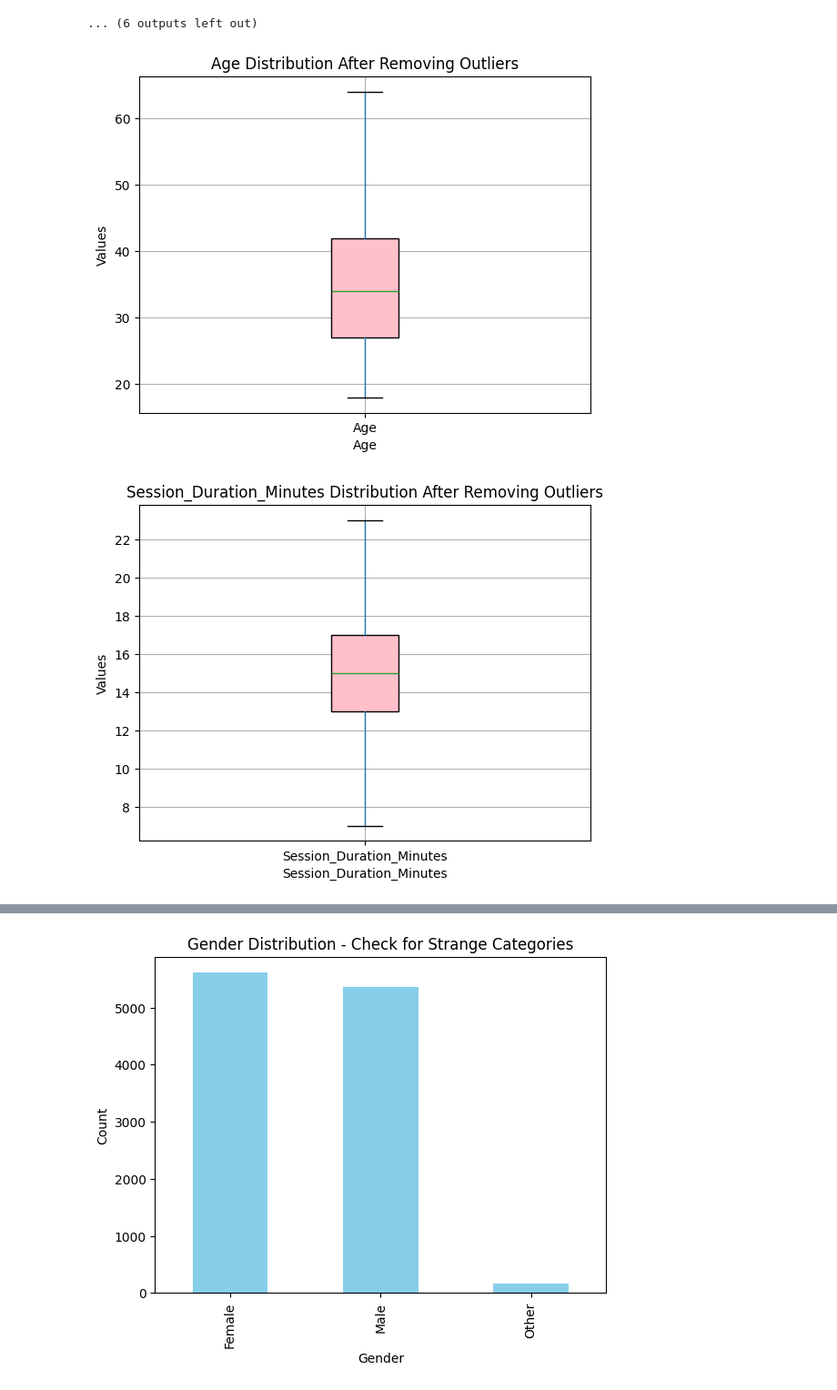
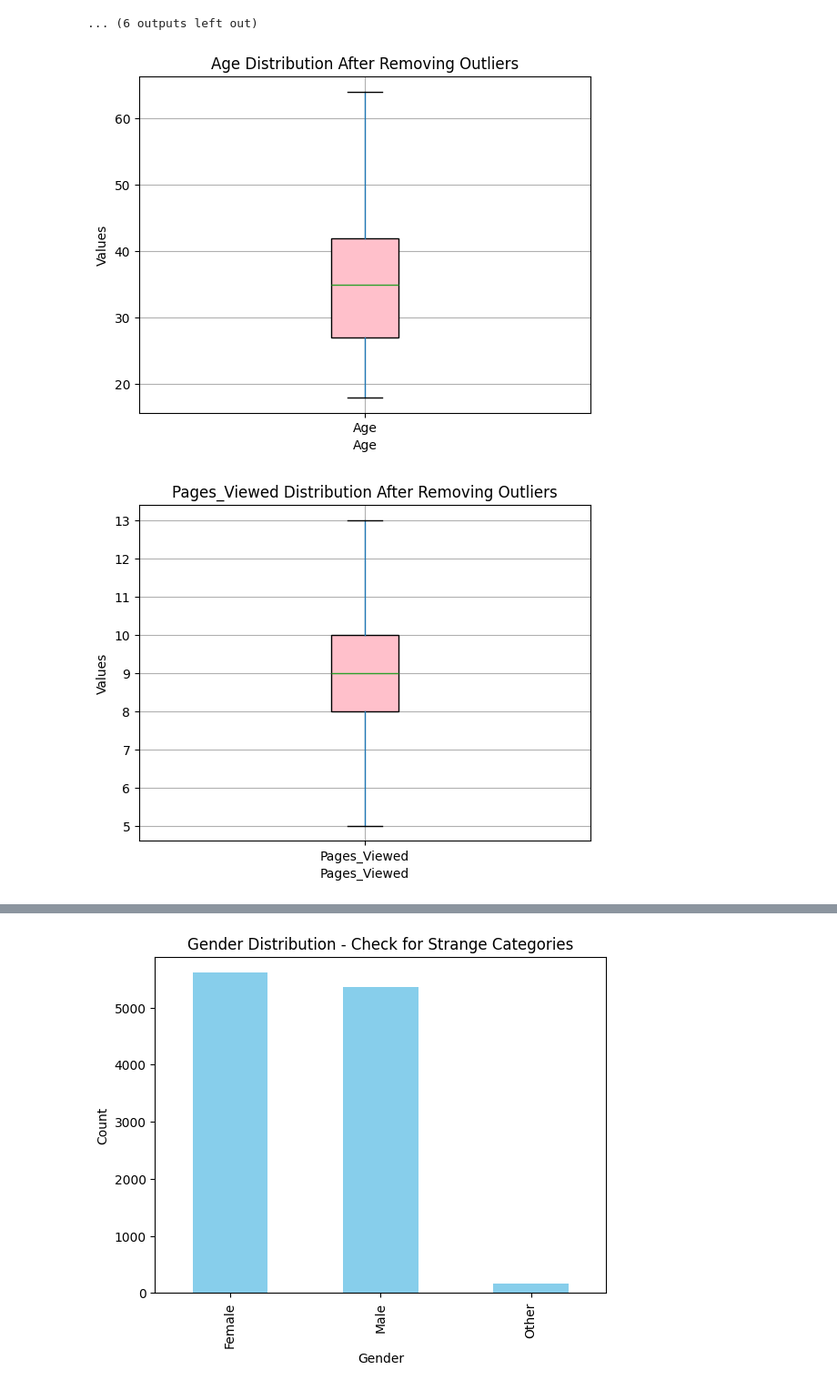
Before and after one commit to shahdelmasry12/Data-Mining-Project, a Jupyter notebook: ecommerce_customer_behavior_dataset_v2.ipynb, the cells around one changed output, grey strips where cells are left out. Shown at 91% size. Cells and saved outputs as stored; diff of their text form; code cells hidden in the pictures.

```diff
--- a/ecommerce_customer_behavior_dataset_v2.ipynb
+++ b/ecommerce_customer_behavior_dataset_v2.ipynb
@@ -195,8 +195,7 @@ Missing values in Session_Duration_Minutes: 0
 Min/Max in Session_Duration_Minutes: 7 / 23
 ... (6 outputs left out)
 # %%
-numerical_cols = ['Age', 'Unit_Price', 'Discount_Amount', 'Total_Amount',
-                  'Session_Duration_Minutes', 'Pages_Viewed', 'Delivery_Time_Days']
+numerical_cols = ['Age', 'Unit_Price', 'Discount_Amount', 'Total_Amount','Pages_Viewed',]
 
 for col in numerical_cols:
     Q1 = df[col].quantile(0.25)
@@ -206,21 +205,21 @@ for col in numerical_cols:
     upper_bound = Q3 + 1.5 * IQR
     df = df[(df[col] >= lower_bound) & (df[col] <= upper_bound)]
 # %%
-numerical_cols = ['Age','Session_Duration_Minutes', 'Pages_Viewed', 'Delivery_Time_Days']
+numerical_cols = ['Age','Pages_Viewed']
 df_clean = df.copy()
 for col in numerical_cols:
     Q1 = df_clean[col].quantile(0.25)
     Q3 = df_clean[col].quantile(0.75)
     IQR = Q3 - Q1
     lower_bound = Q1 - 1.5 * IQR
     upper_bound = Q3 + 1.5 * IQR
     df_clean = df_clean[(df_clean[col] >= lower_bound) & (df_clean[col] <= upper_bound)]
 for col in numerical_cols:
     df_clean.boxplot(column=col, patch_artist=True, boxprops=dict(facecolor='pink'))
     plt.title(f"{col} Distribution After Removing Outliers")
     plt.xlabel(col)
     plt.ylabel("Values")
     plt.show()
 # %% [output]
-[figure, old version]
+[figure, new version]
-[figure, old version]
+[figure, new version]
```
Also changed, not shown: parts of 1 cell of this notebook.
